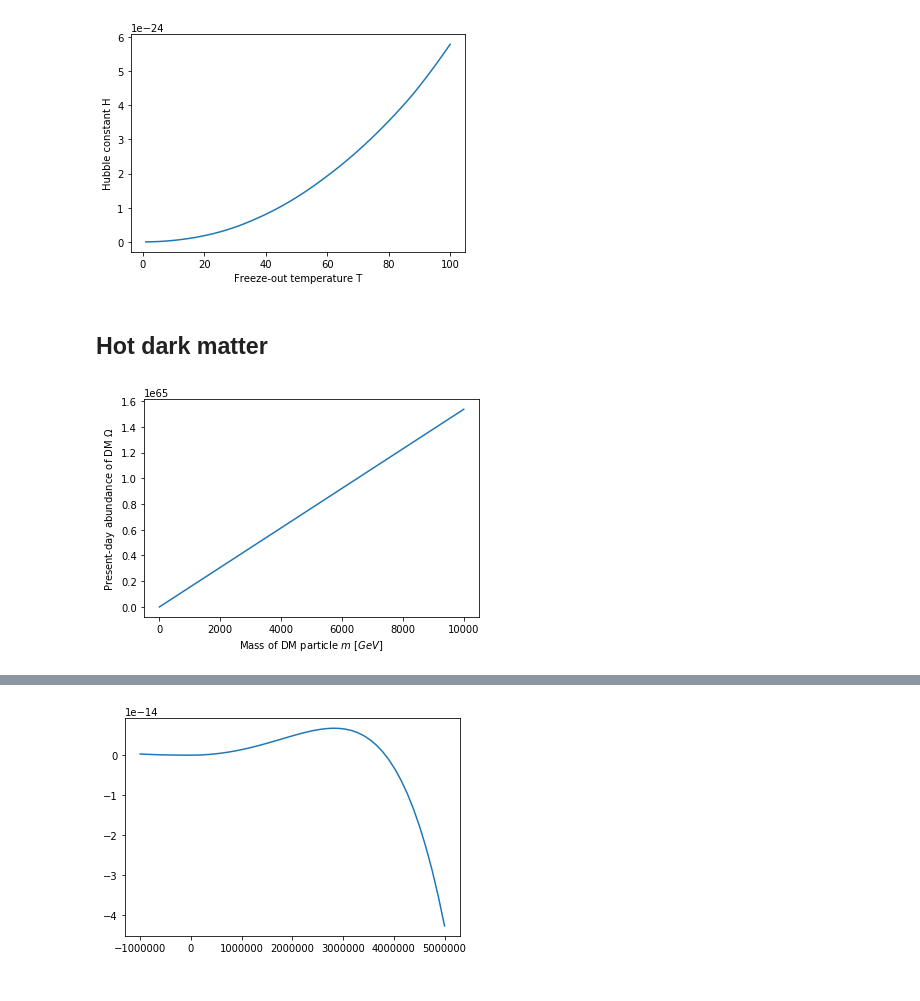
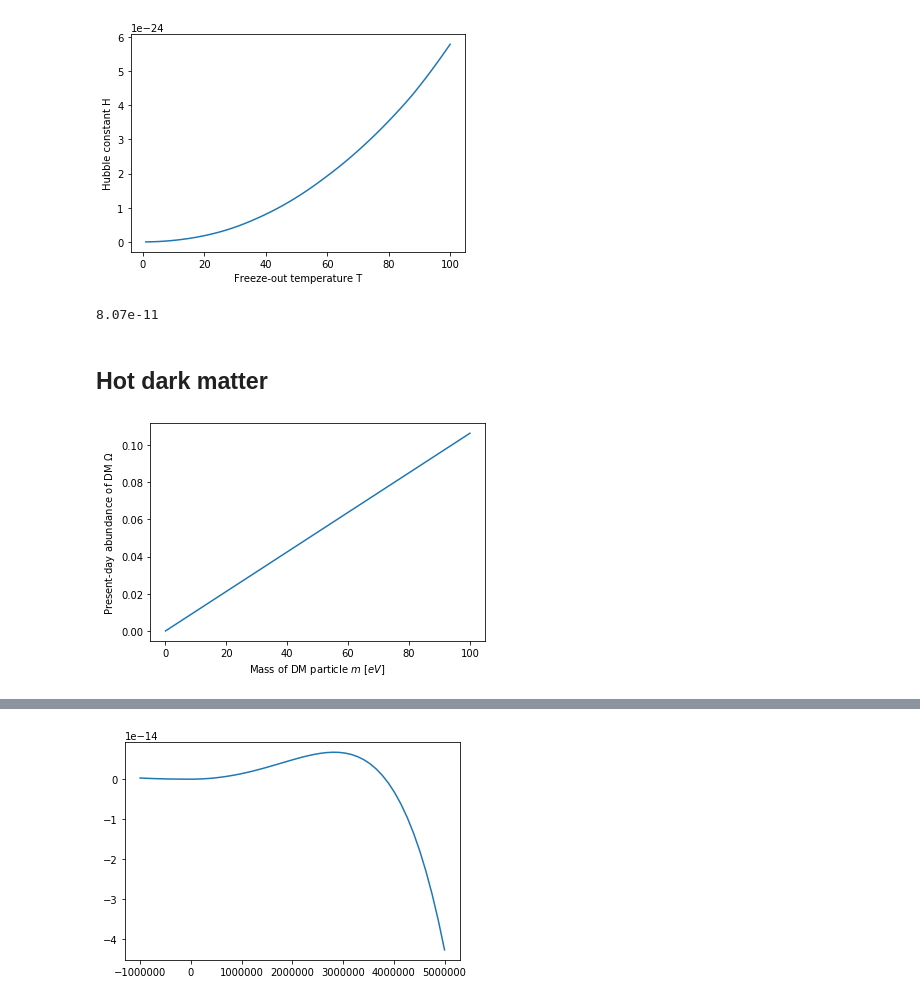
Before and after one commit to adam-coogan/gss19_subhalos, a Jupyter notebook: week_1/anders.ipynb, the cells around one changed output, grey strips where cells are left out. Saved outputs shown, nothing was run; the diff lists cells and outputs as text; code cells hidden in the pictures.

```diff
--- a/week_1/anders.ipynb
+++ b/week_1/anders.ipynb
@@ -70,9 +70,9 @@ G_F = 1.1663787*10**(-5)/((10**9)**2)
 M_pl = 2.435*10**18*10**9
 k_B = 1
 c = 1
-crit_density = 8.07*10**(-47)*(10**9)**4
 #assuming DM particles to be fermions
 g = 2
+print(crit_density)
 
 #rough approximations of H, n, and sigma. Replace freely
 def H(T):
@@ -116,22 +116,24 @@ def Omega(T,m):
 #dark matter density TODAY. n is the DM density at the decoupling, which needs
 #to be multiplied by a scaling factor a^-3 accounting for expansion
 def dm_density(T,m):
-        return m*n(T)*T_to_a(T)**(-3)
+    return m*n(T)*T_to_a(T)**3
+# %% [output]
+8.07e-11
 # %% [markdown]
 ## Hot dark matter
 # %%
 #plot Omega as a fn of m with constant sigma
-m_vect = np.linspace(0.1,10*10**3,100)
+m_vect = np.linspace(0.1,100,100)
 Omega_vect = []
 for m in m_vect:
     Omega_vect.append(Omega(T_fo_solver(True).root,m))
 
 plt.plot(m_vect,Omega_vect)
-plt.xlabel("Mass of DM particle $m$ [$GeV$]")
+plt.xlabel("Mass of DM particle $m$ [$eV$]")
 plt.ylabel("Present-day abundance of DM $\Omega$")
 plt.show()
 # %% [output]
-[figure, old version]
+[figure, new version]
 # %%
 #plot Omega as a fn of sigma with constant m. parameter alpha
 #defined for ease of plotting, see fn sigma
```
Also changed, not shown: parts of 4 cells of this notebook.
